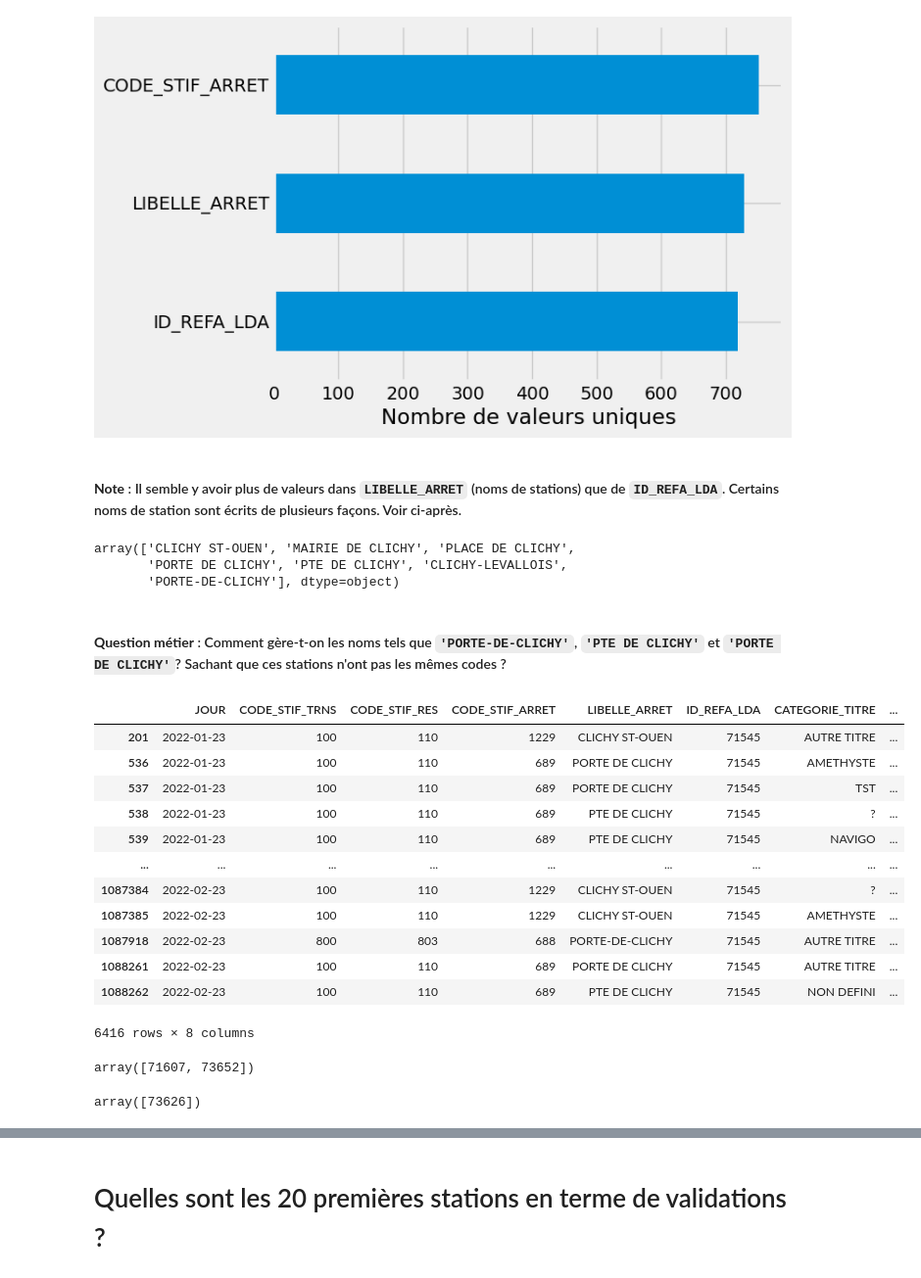
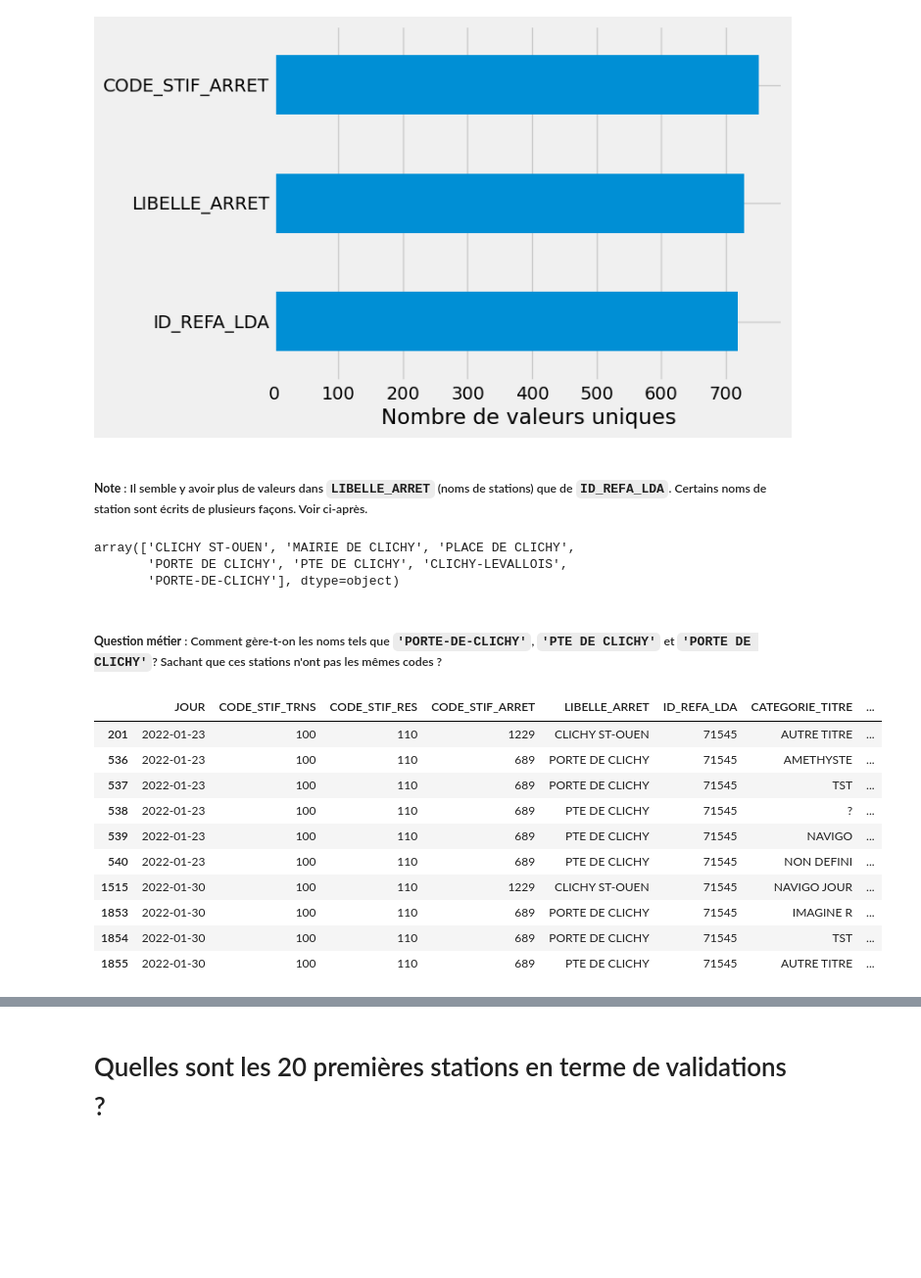
Before and after one commit to hbacard/validation-transport-idf, a Jupyter notebook: Validation_titre_Hugo_BACARD.ipynb, the cells around one changed output, grey strips where cells are left out. Shown at 98% size. Drawn from its saved outputs; the diff is of its cells as text; code cells hidden in the pictures; blank space fills up the shorter version.

```diff
--- a/Validation_titre_Hugo_BACARD.ipynb
+++ b/Validation_titre_Hugo_BACARD.ipynb
@@ -71,7 +73,7 @@ Nombres de valeurs uniques dans la colonne NB_VALD :  15587
 Text(0.5, 0, 'Nombre de valeurs uniques')
 [figure]
 # %% [markdown]
-#### **Note** : Il semble y avoir plus de valeurs dans `LIBELLE_ARRET` (noms de stations) que de `ID_REFA_LDA`. Certains noms de station sont écrits de plusieurs façons. Voir ci-après.
+##### **Note** : Il semble y avoir plus de valeurs dans `LIBELLE_ARRET` (noms de stations) que de `ID_REFA_LDA`. Certains noms de station sont écrits de plusieurs façons. Voir ci-après.
 # %%
 df_validation[df_validation.LIBELLE_ARRET.str.contains("CLICHY")].LIBELLE_ARRET.unique()
 # %% [output]
@@ -79,29 +81,19 @@ array(['CLICHY ST-OUEN', 'MAIRIE DE CLICHY', 'PLACE DE CLICHY',
        'PORTE DE CLICHY', 'PTE DE CLICHY', 'CLICHY-LEVALLOIS',
        'PORTE-DE-CLICHY'], dtype=object)
 # %% [markdown]
-#### **Question métier** : Comment gère-t-on les noms tels que `'PORTE-DE-CLICHY'`, `'PTE DE CLICHY'` et `'PORTE DE CLICHY'`?  Sachant que ces stations n'ont pas les mêmes codes ?
+##### **Question métier** : Comment gère-t-on les noms tels que `'PORTE-DE-CLICHY'`, `'PTE DE CLICHY'` et `'PORTE DE CLICHY'`?  Sachant que ces stations n'ont pas les mêmes codes ?
 # %%
 clichy = df_validation[df_validation.LIBELLE_ARRET.str.contains("CLICHY")]
-clichy[clichy[ID_REFA_LDA] == 71545]
+clichy[clichy[ID_REFA_LDA] == 71545].head(10)
 # %% [output]
 |  | JOUR | CODE_STIF_TRNS | CODE_STIF_RES | CODE_STIF_ARRET | LIBELLE_ARRET | ID_REFA_LDA | CATEGORIE_TITRE | ... |
 | 201 | 2022-01-23 | 100 | 110 | 1229 | CLICHY ST-OUEN | 71545 | AUTRE TITRE | ... |
 | 536 | 2022-01-23 | 100 | 110 | 689 | PORTE DE CLICHY | 71545 | AMETHYSTE | ... |
 | 537 | 2022-01-23 | 100 | 110 | 689 | PORTE DE CLICHY | 71545 | TST | ... |
 | 538 | 2022-01-23 | 100 | 110 | 689 | PTE DE CLICHY | 71545 | ? | ... |
 | 539 | 2022-01-23 | 100 | 110 | 689 | PTE DE CLICHY | 71545 | NAVIGO | ... |
-| ... | ... | ... | ... | ... | ... | ... | ... | ... |
-| 1087384 | 2022-02-23 | 100 | 110 | 1229 | CLICHY ST-OUEN | 71545 | ? | ... |
-| 1087385 | 2022-02-23 | 100 | 110 | 1229 | CLICHY ST-OUEN | 71545 | AMETHYSTE | ... |
-| 1087918 | 2022-02-23 | 800 | 803 | 688 | PORTE-DE-CLICHY | 71545 | AUTRE TITRE | ... |
-| 1088261 | 2022-02-23 | 100 | 110 | 689 | PORTE DE CLICHY | 71545 | AUTRE TITRE | ... |
-| 1088262 | 2022-02-23 | 100 | 110 | 689 | PTE DE CLICHY | 71545 | NON DEFINI | ... |
+| 540 | 2022-01-23 | 100 | 110 | 689 | PTE DE CLICHY | 71545 | NON DEFINI | ... |
+| 1515 | 2022-01-30 | 100 | 110 | 1229 | CLICHY ST-OUEN | 71545 | NAVIGO JOUR | ... |
+| 1853 | 2022-01-30 | 100 | 110 | 689 | PORTE DE CLICHY | 71545 | IMAGINE R | ... |
+| 1854 | 2022-01-30 | 100 | 110 | 689 | PORTE DE CLICHY | 71545 | TST | ... |
+| 1855 | 2022-01-30 | 100 | 110 | 689 | PTE DE CLICHY | 71545 | AUTRE TITRE | ... |
-6416 rows × 8 columns
-# %%
-df_validation[df_validation.LIBELLE_ARRET.str.contains("BERCY")].ID_REFA_LDA.unique()
-# %% [output]
-array([71607, 73652])
-# %%
-df_validation[df_validation[LIBELLE_ARRET] == "GARE DE LYON"].ID_REFA_LDA.unique()
-# %% [output]
-array([73626])
```
Also changed, not shown: parts of 3 cells of this notebook.
